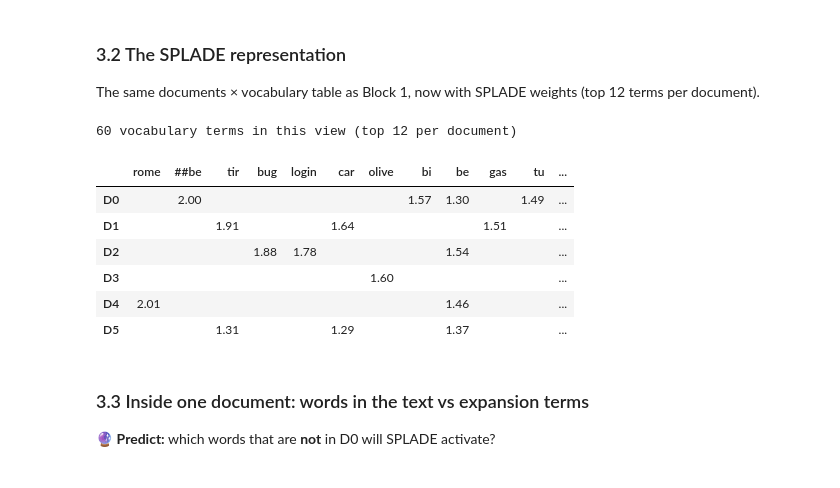
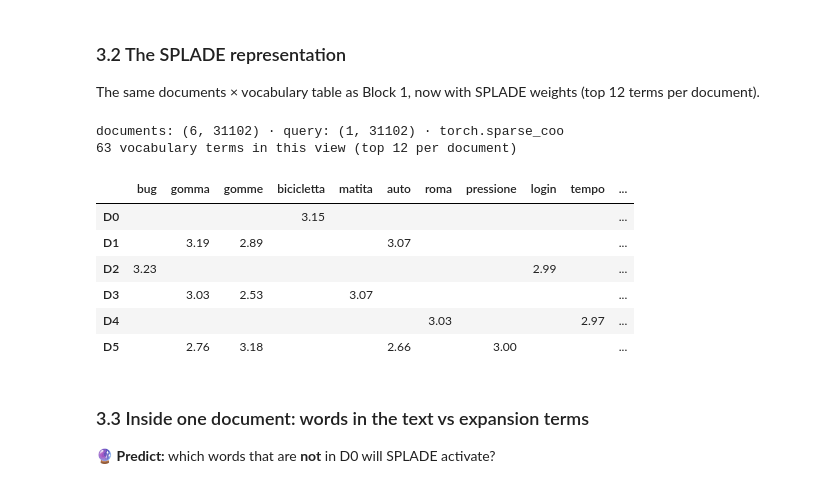
Before and after one commit to lopozz/ai-lectures, a Jupyter notebook: ir/L1.ipynb, the cells around one changed output. Saved outputs shown, nothing was run; the diff lists cells and outputs as text; code cells hidden in the pictures.

```diff
--- a/ir/L1.ipynb
+++ b/ir/L1.ipynb
@@ -34,3 +23,14 @@ QUERY = "How do I fix a flat tire on my bike?"
+# %%
+DOCS = [
+    "Per sistemare una foratura della ruota di una bicicletta: smonta la camera d'aria, individua il buco, applica la toppa e rigonfiala.",  # D0 relevant (zero shared words with the query)
+    "L'auto aveva una gomma a terra, così ci siamo fermati alla stazione di servizio per controllarla.",                                    # D1 decoy: same words, wrong vehicle
+    "Il team ripara il bug della pagina di login prima del rilascio.",                                                                      # D2 decoy: shares "ripara"
+    "La gomma da cancellare morbida toglie la matita senza rovinare la carta.",                                                             # D3 decoy: "gomma" with a different meaning
+    "Il tempo a Roma sarà soleggiato per tutta la settimana.",                                                                              # D4 unrelated
+    "La pressione delle gomme va controllata una volta al mese su ogni automobile.",                                                        # D5 decoy: right topic, wrong vehicle, plural "gomme"
+]
+DOC_IDS = [f"D{i}" for i in range(len(DOCS))]
+QUERY = "Come si ripara una gomma a terra sulla bici?"
 # %% [markdown]
 ---
 ## Block 1 · BM25 and the vocabulary mismatch problem
@@ -38,11 +38,13 @@ QUERY = "How do I fix a flat tire on my bike?"
 ### 1.1 Tokenization
 BM25 works on **words**: lowercase, split, drop stopwords (very common words that carry little meaning).
 # %%
-STOPWORDS = {"a", "an", "the", "and", "or", "of", "to", "in", "on", "at", "for", "with", "so", "we", "it",
-             "is", "be", "do", "i", "my", "how", "before", "should", "every", "once", "will", "all", "again"}
+STOPWORDS = {"a", "al", "alla", "aveva", "ci", "come", "così", "d", "da", "del", "della", "delle",
+             "di", "e", "il", "io", "l", "la", "mi", "mia", "ogni", "per", "prima", "sarà",
+             "senza", "si", "siamo", "su", "sulla", "tutta", "un", "una", "va", "volta"}
 
 def tokenize(text):
-    return [w for w in re.findall(r"[a-z]+", text.lower()) if w not in STOPWORDS]
+    # accented letters must be in the character class, otherwise "così" -> "cos" and "sarà" -> "sar"
+    return [w for w in re.findall(r"[a-zàèéìòù]+", text.lower()) if w not in STOPWORDS]
 
 doc_tokens = [tokenize(d) for d in DOCS]
 query_tokens = tokenize(QUERY)
@@ -402,5 +421,4 @@ Same corpus, same query, same steps as Block 1. Model: [`naver/splade-cocondense
 Queries and documents have separate methods, because some sparse models encode them differently.
 # %%
 from sentence_transformers import SparseEncoder
-
-splade = SparseEncoder("nickprock/splade-bert-base-italian-xxl-uncased-cv", device='cpu')
+splade = SparseEncoder("lopozz/splade-bert-base-italian-xxl-uncased", device='cuda')
@@ -407,6 +427,6 @@ splade = SparseEncoder("nickprock/splade-bert-base-italian-xxl-uncased-cv", devi
 # %%
 tok = splade.tokenizer
-texts = ['hello words', 'hello worlds']
+texts = ['Ciao come va', 'Buongiorno come sta']
 features = splade.preprocess(texts)
 embeddings = splade(features)
 # %%
@@ -465,24 +485,37 @@ for b, text in enumerate(texts):
 ### 3.2 The SPLADE representation
 The same documents × vocabulary table as Block 1, now with SPLADE weights (top 12 terms per document).
 # %%
+import pandas as pd
+DOCS = [
+    "Per sistemare una foratura della ruota di una bicicletta: smonta la camera d'aria, individua il buco, applica la toppa e rigonfiala.",  # D0 relevant (zero shared words with the query)
+    "L'auto aveva una gomma a terra, così ci siamo fermati alla stazione di servizio per controllarla.",                                    # D1 decoy: same words, wrong vehicle
+    "Il team ripara il bug della pagina di login prima del rilascio.",                                                                      # D2 decoy: shares "ripara"
+    "La gomma da cancellare morbida toglie la matita senza rovinare la carta.",                                                             # D3 decoy: "gomma" with a different meaning
+    "Il tempo a Roma sarà soleggiato per tutta la settimana.",                                                                              # D4 unrelated
+    "La pressione delle gomme va controllata una volta al mese su ogni automobile.",                                                        # D5 decoy: right topic, wrong vehicle, plural "gomme"
+]
+DOC_IDS = [f"D{i}" for i in range(len(DOCS))]
+QUERY = "Come si ripara una gomma a terra sulla bici?"
+
 doc_emb = splade.encode_document(DOCS)            # sparse tensor (documents, 30522)
 q_emb = splade.encode_query([QUERY])              # sparse tensor (1, 30522)
 print("documents:", tuple(doc_emb.shape), "· query:", tuple(q_emb.shape), "·", doc_emb.layout)
 
 decoded_docs = splade.decode(doc_emb, top_k=12)   # list of [(token, weight), ...] per document
 S = pd.DataFrame([dict(terms) for terms in decoded_docs], index=DOC_IDS).fillna(0)
 S = S[S.max().sort_values(ascending=False).index]  # strongest terms first
 print(f"{S.shape[1]} vocabulary terms in this view (top 12 per document)")
 S.style.background_gradient(cmap="Purples", axis=None).format(lambda v: f"{v:.2f}" if v else "")
 # %% [output]
-60 vocabulary terms in this view (top 12 per document)
+documents: (6, 31102) · query: (1, 31102) · torch.sparse_coo
+63 vocabulary terms in this view (top 12 per document)
-|  | rome | ##be | tir | bug | login | car | olive | bi | be | gas | tu | ... |
-| D0 |  | 2.00 |  |  |  |  |  | 1.57 | 1.30 |  | 1.49 | ... |
-| D1 |  |  | 1.91 |  |  | 1.64 |  |  |  | 1.51 |  | ... |
-| D2 |  |  |  | 1.88 | 1.78 |  |  |  | 1.54 |  |  | ... |
-| D3 |  |  |  |  |  |  | 1.60 |  |  |  |  | ... |
-| D4 | 2.01 |  |  |  |  |  |  |  | 1.46 |  |  | ... |
-| D5 |  |  | 1.31 |  |  | 1.29 |  |  | 1.37 |  |  | ... |
+|  | bug | gomma | gomme | bicicletta | matita | auto | roma | pressione | login | tempo | ... |
+| D0 |  |  |  | 3.15 |  |  |  |  |  |  | ... |
+| D1 |  | 3.19 | 2.89 |  |  | 3.07 |  |  |  |  | ... |
+| D2 | 3.23 |  |  |  |  |  |  |  | 2.99 |  | ... |
+| D3 |  | 3.03 | 2.53 |  | 3.07 |  |  |  |  |  | ... |
+| D4 |  |  |  |  |  |  | 3.03 |  |  | 2.97 | ... |
+| D5 |  | 2.76 | 3.18 |  |  | 2.66 |  | 3.00 |  |  | ... |
 # %% [markdown]
 ### 3.3 Inside one document: words in the text vs expansion terms
 🔮 **Predict:** which words that are **not** in D0 will SPLADE activate?
```
Also changed, not shown: parts of 22 cells of this notebook.
